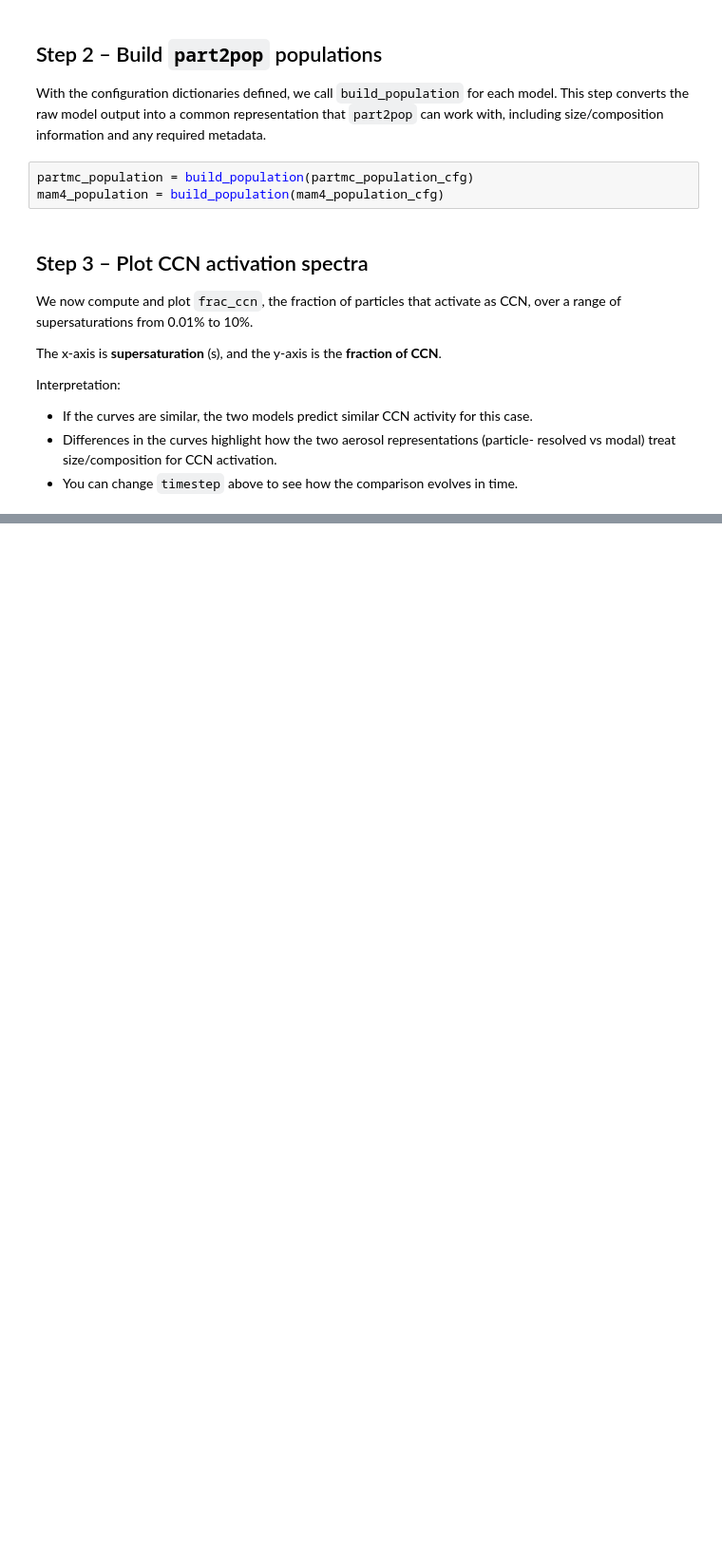
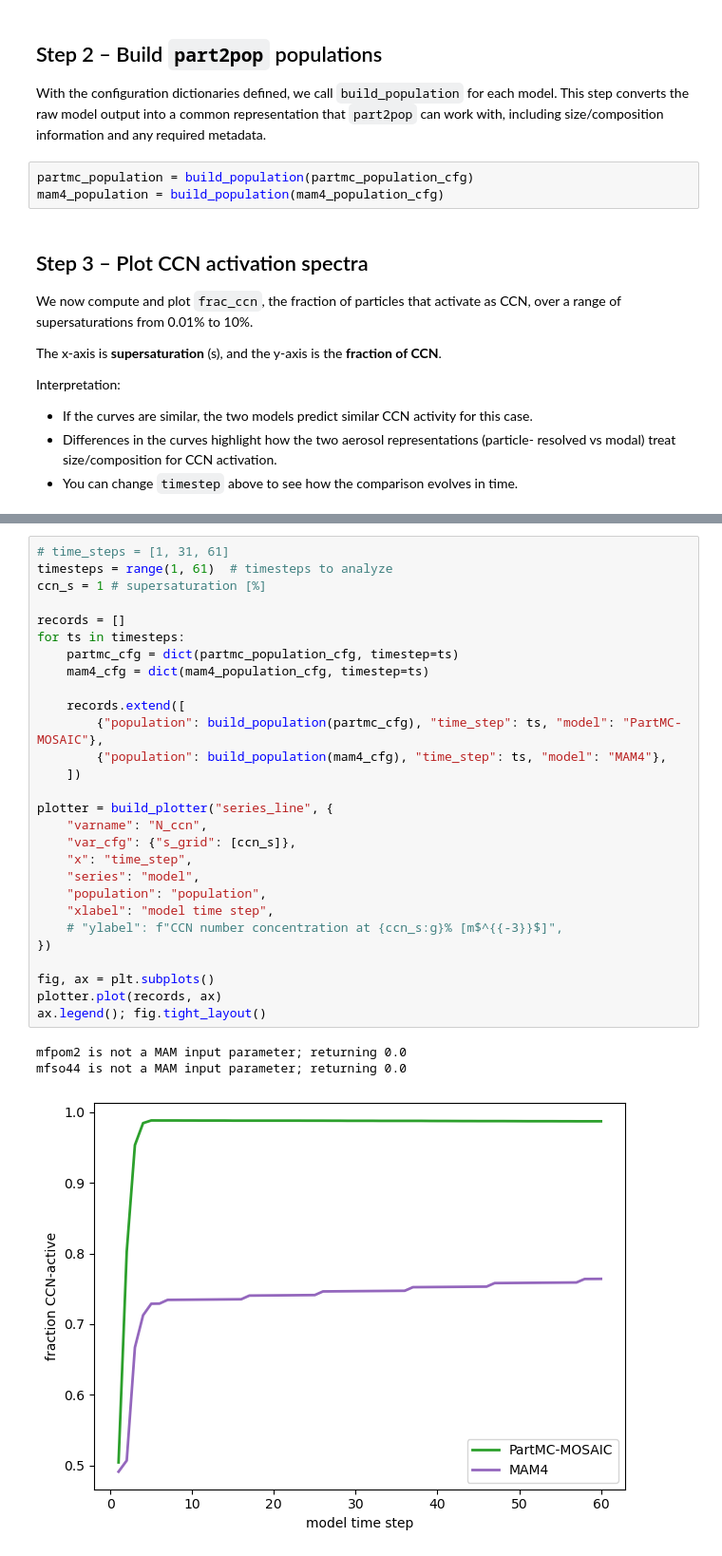
Before and after one commit to pnnl/part2pop, a Jupyter notebook: examples/02_ccn_partmc_and_mam4.ipynb, the cells around one changed output, grey strips where cells are left out. Shown at 95% size. Cells and saved outputs as stored; diff of their text form; blank space fills up the shorter version.

Commit message:
added series_line, modified viz to allow prepped data to be sent in

```diff
--- a/examples/02_ccn_partmc_and_mam4.ipynb
+++ b/examples/02_ccn_partmc_and_mam4.ipynb
@@ -106,0 +127,32 @@ ax.legend(); fig.tight_layout()
+# %%
+# time_steps = [1, 31, 61]
+timesteps = range(1, 61)  # timesteps to analyze
+ccn_s = 1 # supersaturation [%]
+
+records = []
+for ts in timesteps:
+    partmc_cfg = dict(partmc_population_cfg, timestep=ts)
+    mam4_cfg = dict(mam4_population_cfg, timestep=ts)
+
+    records.extend([
+        {"population": build_population(partmc_cfg), "time_step": ts, "model": "PartMC-MOSAIC"},
+        {"population": build_population(mam4_cfg), "time_step": ts, "model": "MAM4"},
+    ])
+
+plotter = build_plotter("series_line", {
+    "varname": "N_ccn",
+    "var_cfg": {"s_grid": [ccn_s]},
+    "x": "time_step",
+    "series": "model",
+    "population": "population",
+    "xlabel": "model time step",
+    # "ylabel": f"CCN number concentration at {ccn_s:g}% [m$^{{-3}}$]",
+})
+
+fig, ax = plt.subplots()
+plotter.plot(records, ax)
+ax.legend(); fig.tight_layout()
+# %% [output]
+mfpom2 is not a MAM input parameter; returning 0.0
+mfso44 is not a MAM input parameter; returning 0.0
+[figure, added]
```
Also changed, not shown: parts of 3 cells of this notebook, 12 other files.
